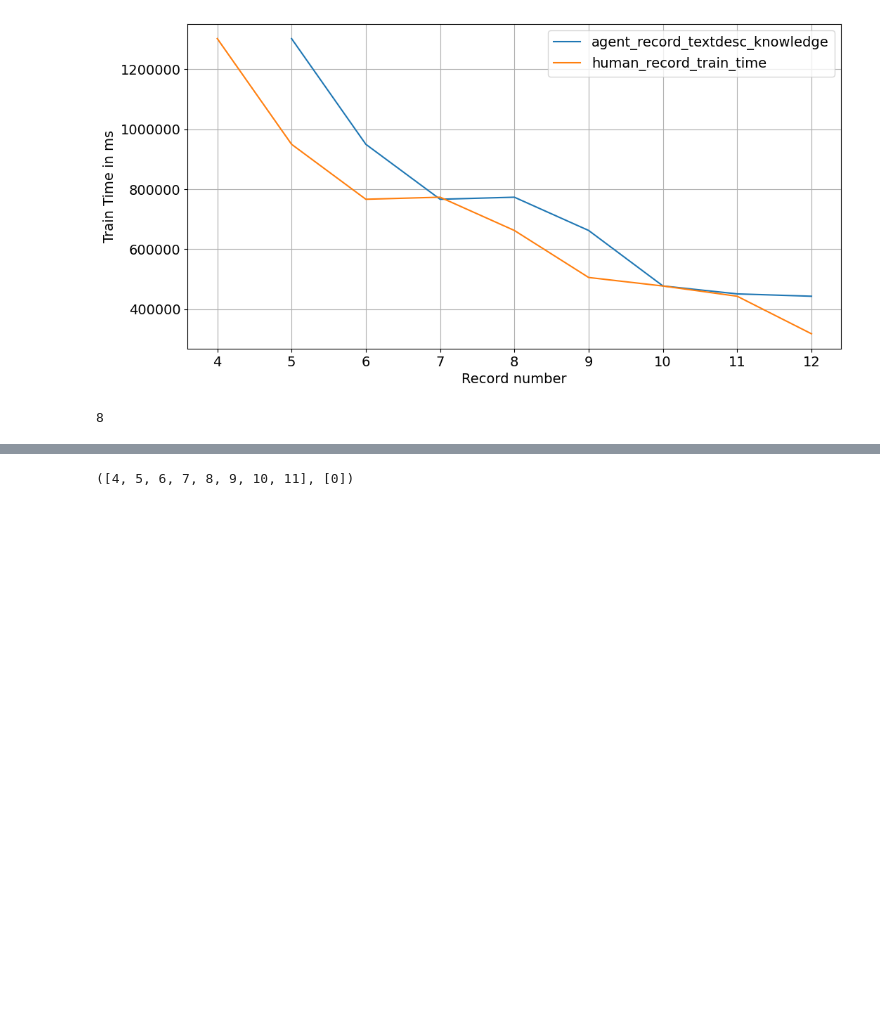
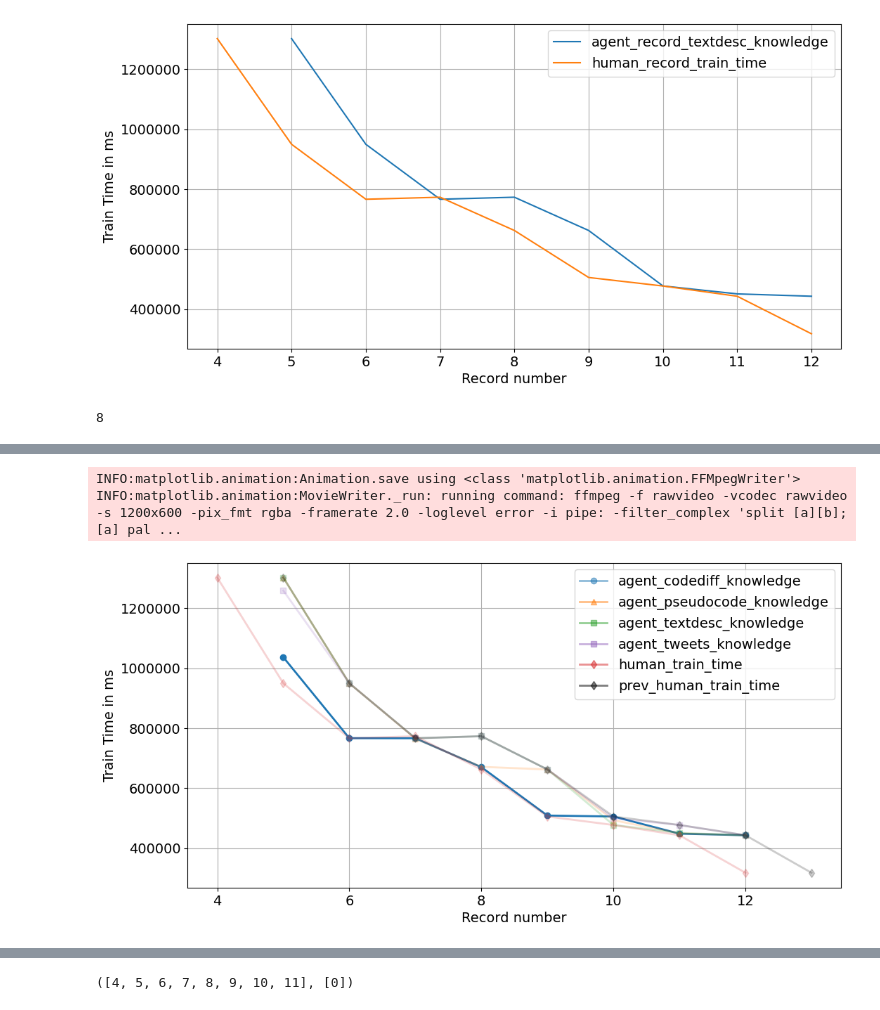
Before and after one commit to facebookresearch/llm-speedrunner, a Jupyter notebook: results.ipynb, the cells around one changed output, grey strips where cells are left out. Drawn from its saved outputs; the diff is of its cells as text; code cells hidden in the pictures; blank space fills up the shorter version.

```diff
--- a/results.ipynb
+++ b/results.ipynb
@@ -287,0 +339,47 @@ plt.show()
+# %%
+cmap = plt.get_cmap('tab10')
+fig, ax = plt.subplots()
+# Plot all curves with initial alpha=0.5
+ax.plot(agent_record.keys(), agent_record.values(),
+        label='agent_codediff_knowledge',
+        color=cmap(0), linestyle='-', marker='o', linewidth=2, alpha=0.5)
+ax.plot(agent_l1_record.keys(), agent_l1_record.values(),
+        label='agent_pseudocode_knowledge',
+        color=cmap(1), linestyle='-', marker='^', linewidth=2, alpha=0.5)
+ax.plot(agent_l2_record.keys(), agent_l2_record.values(),
+        label='agent_textdesc_knowledge',
+        color=cmap(2), linestyle='-', marker='s', linewidth=2, alpha=0.5)
+ax.plot(agent_l3_record.keys(), agent_l3_record.values(),
+        label='agent_tweets_knowledge',
+        color=cmap(4), linestyle='-', marker='s', linewidth=2, alpha=0.5)
+ax.plot(human_train_time_dict.keys(), human_train_time_dict.values(),
+        label='human_train_time',
+        color=cmap(3), linestyle='-', marker='d', linewidth=2, alpha=0.5)
+prev_human_train_time_dict = {k + 1: v for k, v in human_train_time_dict.items()}
+ax.plot(prev_human_train_time_dict.keys(), human_train_time_dict.values(),
+        label='prev_human_train_time',
+        color='black', linestyle='-', marker='d', linewidth=2, alpha=0.5)
+ax.set_xlabel('Record number')
+ax.set_ylabel('Train Time in ms')
+ax.grid()
+ax.legend()
+def plain_formatter(x, pos):
+    return f"{x:.0f}"
+ax.xaxis.set_major_formatter(ticker.FuncFormatter(plain_formatter))
+ax.yaxis.set_major_formatter(ticker.FuncFormatter(plain_formatter))
+# Define the curves to highlight
+curves = ax.lines
+# Function to update the plot for each frame
+def update(frame):
+    for i, curve in enumerate(curves):
+        if i == frame:
+            curve.set_alpha(1)
+        else:
+            curve.set_alpha(0.2)
+    return curves
+ani = animation.FuncAnimation(fig, update, frames=len(curves), interval=500)
+ani.save('highlighted_curves.gif')
+# %% [output]
+INFO:matplotlib.animation:Animation.save using <class 'matplotlib.animation.FFMpegWriter'>
+INFO:matplotlib.animation:MovieWriter._run: running command: ffmpeg -f rawvideo -vcodec rawvideo -s 1200x600 -pix_fmt rgba -framerate 2.0 -loglevel error -i pipe: -filter_complex 'split [a][b];[a] pal ...
+[figure, added]
```
Also changed, not shown: parts of 5 cells of this notebook.
